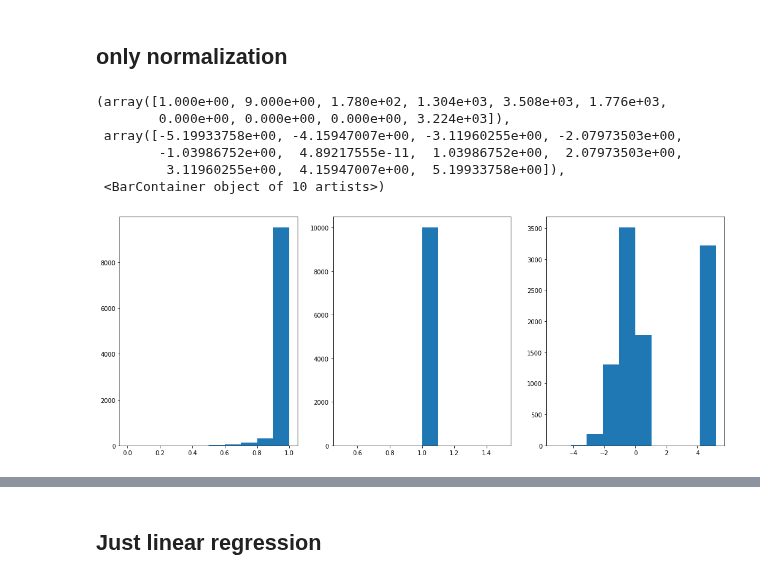
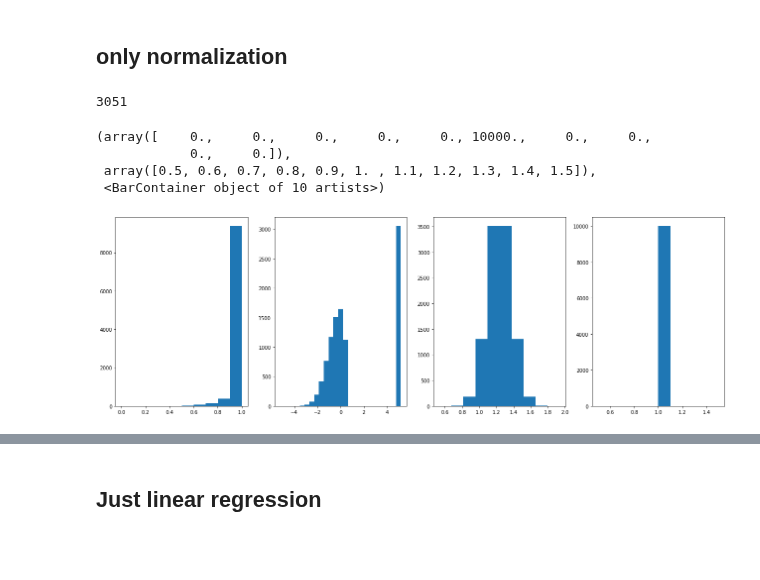
Before and after one commit to ismael-mendoza/nbody-relaxed, a Jupyter notebook: notebooks/current/mpeak_errs.ipynb, the cells around one changed output, grey strips where cells are left out. Drawn from its saved outputs; the diff is of its cells as text; code cells hidden in the pictures; blank space fills up the shorter version.

```diff
--- a/notebooks/current/mpeak_errs.ipynb
+++ b/notebooks/current/mpeak_errs.ipynb
@@ -225,7 +226,7 @@ plt.hist(cat['cvir'])
 # %% [markdown]
 ## only normalization
 # %%
-idx = np.where(scales > 0.95)[0][0]
+idx = np.where(scales > 0.94)[0][0]
 
 y = ma[:, idx].reshape(-1, 1)
 x = cat['cvir'].reshape(-1, 1)
@@ -243,17 +244,20 @@ _x, _y = qt_x.transform(x), qt_y.transform(y)
 mdl = linear_model.LinearRegression().fit(_x, _y)
 _y_pred = mdl.predict(_x)
 y_pred = qt_y.inverse_transform(_y_pred)
+# %%
+np.sum(y == 1)
+# %% [output]
+3051
 # %%
-fig, (ax1, ax2, ax3) = plt.subplots(1, 3, figsize=(18, 7))
+fig, (ax1, ax2, ax3, ax4) = plt.subplots(1, 4, figsize=(22, 7))
 
 ax1.hist(y)
-ax2.hist(y_pred)
-ax3.hist(_y)
+ax2.hist(_y,bins=25)
+ax3.hist(_y_pred)
+ax4.hist(y_pred)
 # %% [output]
-(array([1.000e+00, 9.000e+00, 1.780e+02, 1.304e+03, 3.508e+03, 1.776e+03,
-        0.000e+00, 0.000e+00, 0.000e+00, 3.224e+03]),
- array([-5.19933758e+00, -4.15947007e+00, -3.11960255e+00, -2.07973503e+00,
-        -1.03986752e+00,  4.89217555e-11,  1.03986752e+00,  2.07973503e+00,
-         3.11960255e+00,  4.15947007e+00,  5.19933758e+00]),
+(array([    0.,     0.,     0.,     0.,     0., 10000.,     0.,     0.,
+            0.,     0.]),
+ array([0.5, 0.6, 0.7, 0.8, 0.9, 1. , 1.1, 1.2, 1.3, 1.4, 1.5]),
  <BarContainer object of 10 artists>)
-[figure, old version]
+[figure, new version]
```
Also changed, not shown: parts of 14 cells of this notebook.
